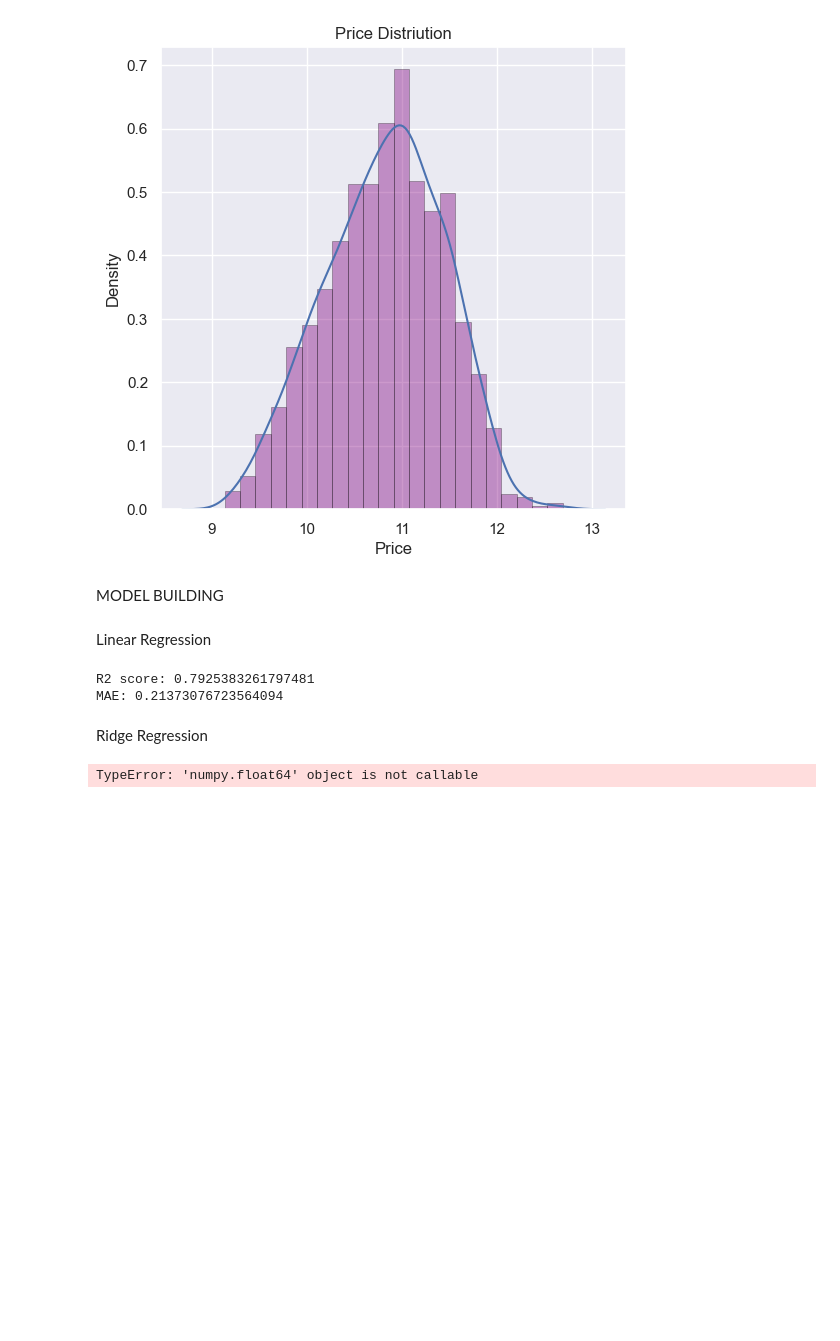
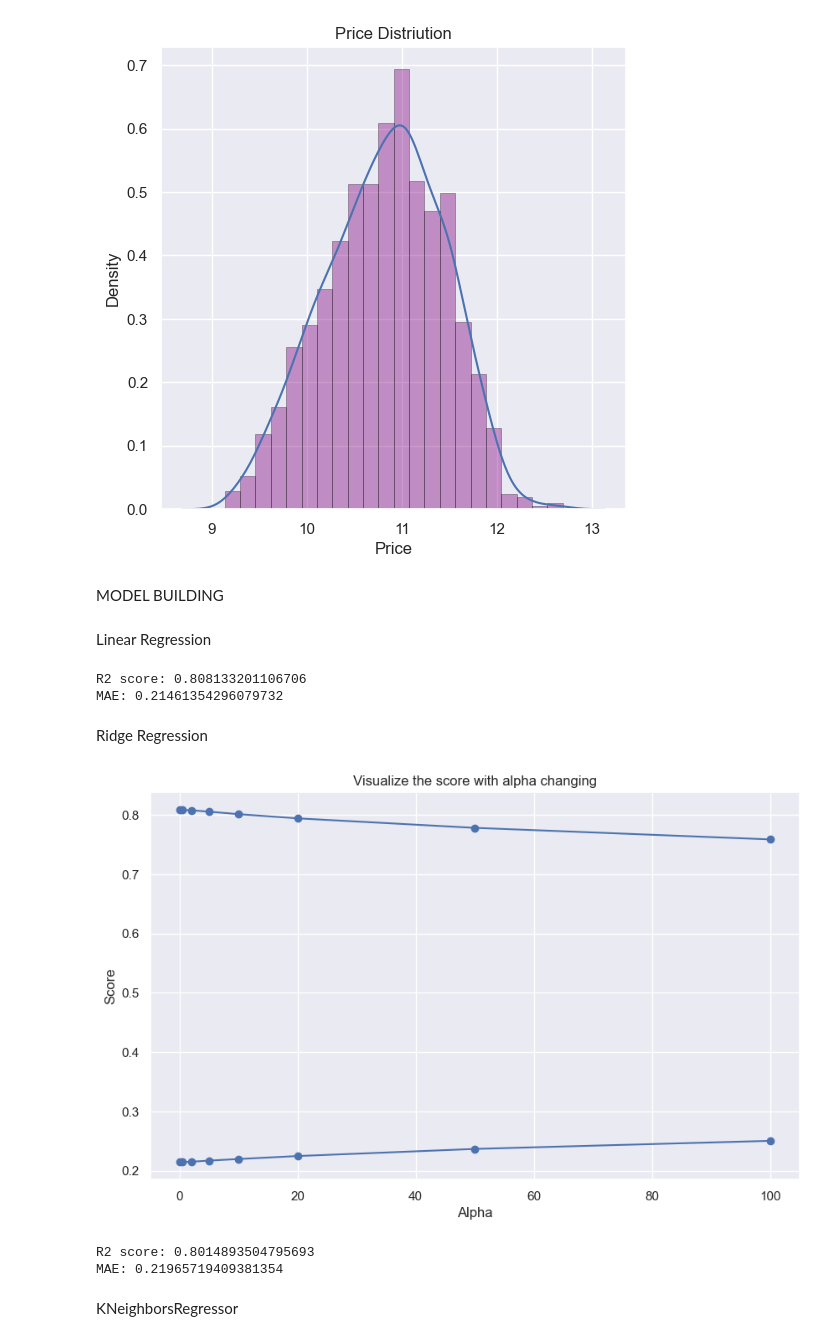
Before and after one commit to Doccocaubai710/LaptopPricePrediction_MachineLearningProject, a Jupyter notebook: Laptop_prediction.ipynb, the cells around one changed output. Saved outputs shown, nothing was run; the diff lists cells and outputs as text; code cells hidden in the pictures; blank space fills up the shorter version.

```diff
--- a/Laptop_prediction.ipynb
+++ b/Laptop_prediction.ipynb
@@ -739,11 +739,7 @@ encoder = ColumnTransformer(
 
 # Fit and transform the training data
 X_encoded=encoder.fit_transform(X)
-
-
-
-
-X_train,X_test,y_train,y_test = train_test_split(X_encoded,y,test_size=0.15,random_state=42)
+X_train,X_test,y_train,y_test = train_test_split(X_encoded,y,test_size=0.2,random_state=42)
 # %% [markdown]
 Linear Regression
 # %%
@@ -763,7 +759,36 @@ mae = mean_absolute_error(y_test, y_pred)
 print('R2 score:', r2_score)
 print('MAE:', mae)
 # %% [output]
-R2 score: 0.7925383261797481
-MAE: 0.21373076723564094
+R2 score: 0.808133201106706
+MAE: 0.21461354296079732
 # %% [markdown]
 Ridge Regression
+# %%
+#If you choose run all option, you should run again the model building part in 2 cells above before run this.
+#Create and fit the Ridge Regression
+from sklearn.linear_model import Ridge
+#Define the alpha value to test
+alpha_values=[0.1,0.5,2,5,10,20,50,100]
+r2_scores=[]
+mae_scores=[]
+for alpha in alpha_values:
+    model=Ridge(alpha=alpha)
+    model.fit(X_train,y_train)
+    # Make predictions on the test data
+    y_pred = model.predict(X_test)
+
+    # Calculate R2 score and mean absolute error
+    r2_scores.append(r2_score(y_test, y_pred))
+    mae_scores.append(mean_absolute_error(y_test, y_pred))
+
+#Visualize the scores:
+plt.figure(figsize=(10,6))
+plt.plot(alpha_values,r2_scores,'bo-',label='R2_score')
+plt.plot(alpha_values,mae_scores,'bo-',label='MAE score')
+plt.xlabel('Alpha')
+plt.ylabel('Score')
+plt.grid(True)
+plt.title("Visualize the score with alpha changing")
+plt.show()
+# %% [output]
+[figure, added]
@@ -770,11 +799,8 @@ Ridge Regression
 # %%
-#Create and fit the Ridge Regression
 from sklearn.linear_model import Ridge
 model=Ridge(alpha=10)
 model.fit(X_train,y_train)
-# Make predictions on the test data
-y_pred = model.predict(X_test)
-
+y_pred=model.predict(X_test)
 # Calculate R2 score and mean absolute error
 r2score = r2_score(y_test, y_pred)
 mae = mean_absolute_error(y_test, y_pred)
@@ -782,4 +808,7 @@ mae = mean_absolute_error(y_test, y_pred)
 print('R2 score:', r2score)
 print('MAE:', mae)
 # %% [output]
-TypeError: 'numpy.float64' object is not callable
+R2 score: 0.8014893504795693
+MAE: 0.21965719409381354
+# %% [markdown]
+KNeighborsRegressor
```
Also changed, not shown: parts of 39 cells of this notebook, 1 other file.
